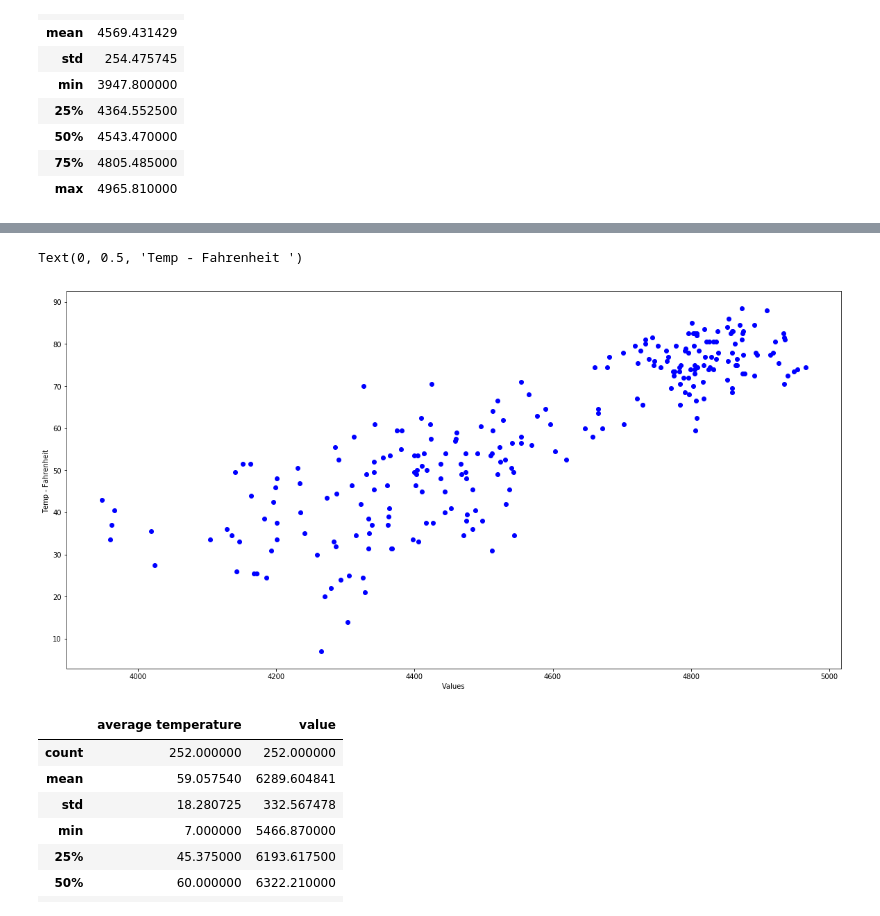
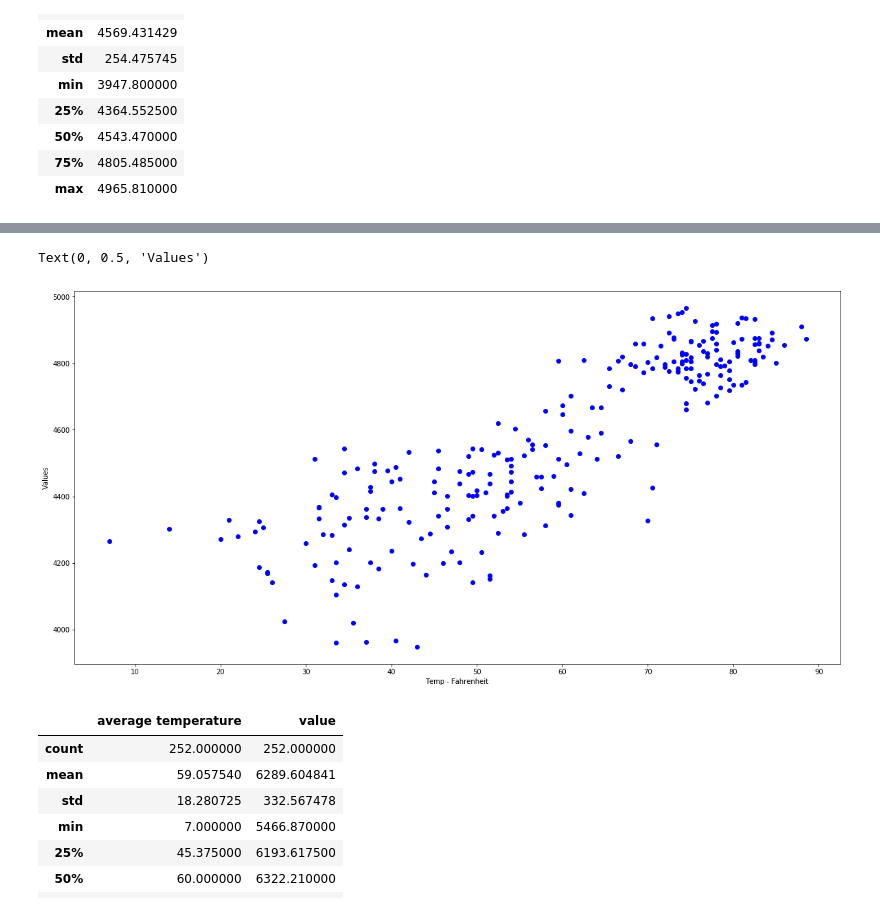
Before and after one commit to peterofson/Python_MachineLearning, a Jupyter notebook: Stock Market & Weather/StockMarket&Weather.ipynb, the cells around one changed output, grey strips where cells are left out. Cells and saved outputs as stored; diff of their text form; code cells hidden in the pictures.

```diff
--- a/Stock Market & Weather/StockMarket&Weather.ipynb
+++ b/Stock Market & Weather/StockMarket&Weather.ipynb
@@ -159,14 +159,14 @@ Text(0, 0.5, 'Temp - Fahrenheit ')
 # %%
 # NASDAQ - 2016 with weather from 2016
-y1= df_wtr['average temperature'].iloc[:252]
-x1= nasdaq_2016['values']
+x1= df_wtr['average temperature'].iloc[:252]
+y1= nasdaq_2016['values']
 
 
 plt.plot(x1,y1, 'bo')
 #Add axis labels
-plt.xlabel("Values")
-plt.ylabel("Temp - Fahrenheit ")
+plt.xlabel("Temp - Fahrenheit ")
+plt.ylabel("Values")
 # %% [output]
-Text(0, 0.5, 'Temp - Fahrenheit ')
+Text(0, 0.5, 'Values')
-[figure, old version]
+[figure, new version]
 # %%
```
Also changed, not shown: parts of 7 cells of this notebook.
